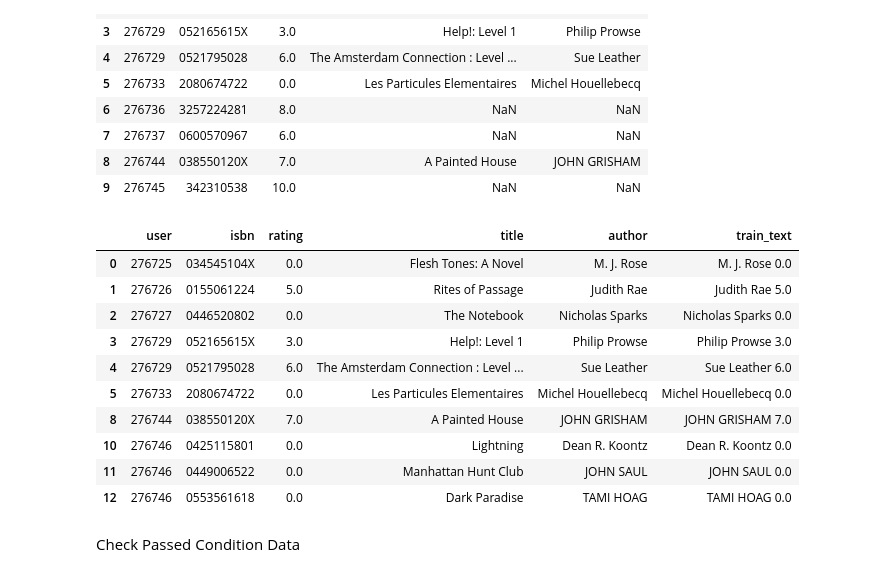
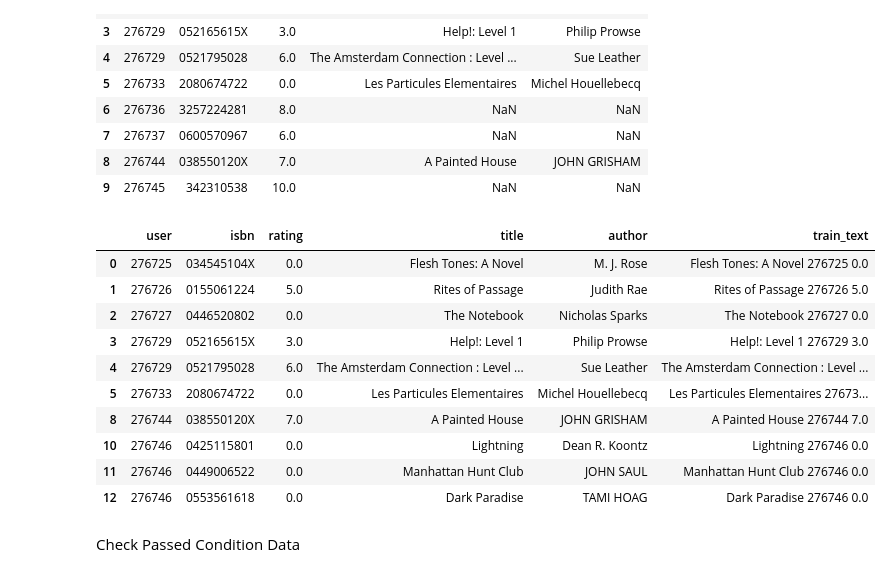
Before and after one commit to makonhakony/books-recommendation, a Jupyter notebook: Copy_of_fcc_book_recommendation_knn.ipynb, the cells around one changed output. Cells and saved outputs as stored; diff of their text form; code cells hidden in the pictures.

```diff
--- a/Copy_of_fcc_book_recommendation_knn.ipynb
+++ b/Copy_of_fcc_book_recommendation_knn.ipynb
@@ -112,25 +112,25 @@ df_joined.head(10)
 # %%
 df_joined.dropna(subset=['isbn'], inplace=True)
 
 df_joined.dropna(subset=['title'], inplace=True)
 
 df_joined.dropna(subset=['author'], inplace=True)
 
-df_joined['train_text'] = df_joined['author'] + " "+ df_joined['rating'].astype(str)
+df_joined['train_text'] = df_joined['title']  + " "+ df_joined['user'].astype(str) + " "+ df_joined['rating'].astype(str)
 
 df_joined.head(10)
 # %% [output]
 |  | user | isbn | rating | title | author | train_text |
-| 0 | 276725 | 034545104X | 0.0 | Flesh Tones: A Novel | M. J. Rose | M. J. Rose 0.0 |
-| 1 | 276726 | 0155061224 | 5.0 | Rites of Passage | Judith Rae | Judith Rae 5.0 |
-| 2 | 276727 | 0446520802 | 0.0 | The Notebook | Nicholas Sparks | Nicholas Sparks 0.0 |
-| 3 | 276729 | 052165615X | 3.0 | Help!: Level 1 | Philip Prowse | Philip Prowse 3.0 |
-| 4 | 276729 | 0521795028 | 6.0 | The Amsterdam Connection : Level ... | Sue Leather | Sue Leather 6.0 |
-| 5 | 276733 | 2080674722 | 0.0 | Les Particules Elementaires | Michel Houellebecq | Michel Houellebecq 0.0 |
-| 8 | 276744 | 038550120X | 7.0 | A Painted House | JOHN GRISHAM | JOHN GRISHAM 7.0 |
-| 10 | 276746 | 0425115801 | 0.0 | Lightning | Dean R. Koontz | Dean R. Koontz 0.0 |
-| 11 | 276746 | 0449006522 | 0.0 | Manhattan Hunt Club | JOHN SAUL | JOHN SAUL 0.0 |
-| 12 | 276746 | 0553561618 | 0.0 | Dark Paradise | TAMI HOAG | TAMI HOAG 0.0 |
+| 0 | 276725 | 034545104X | 0.0 | Flesh Tones: A Novel | M. J. Rose | Flesh Tones: A Novel 276725 0.0 |
+| 1 | 276726 | 0155061224 | 5.0 | Rites of Passage | Judith Rae | Rites of Passage 276726 5.0 |
+| 2 | 276727 | 0446520802 | 0.0 | The Notebook | Nicholas Sparks | The Notebook 276727 0.0 |
+| 3 | 276729 | 052165615X | 3.0 | Help!: Level 1 | Philip Prowse | Help!: Level 1 276729 3.0 |
+| 4 | 276729 | 0521795028 | 6.0 | The Amsterdam Connection : Level ... | Sue Leather | The Amsterdam Connection : Level ... |
+| 5 | 276733 | 2080674722 | 0.0 | Les Particules Elementaires | Michel Houellebecq | Les Particules Elementaires 27673... |
+| 8 | 276744 | 038550120X | 7.0 | A Painted House | JOHN GRISHAM | A Painted House 276744 7.0 |
+| 10 | 276746 | 0425115801 | 0.0 | Lightning | Dean R. Koontz | Lightning 276746 0.0 |
+| 11 | 276746 | 0449006522 | 0.0 | Manhattan Hunt Club | JOHN SAUL | Manhattan Hunt Club 276746 0.0 |
+| 12 | 276746 | 0553561618 | 0.0 | Dark Paradise | TAMI HOAG | Dark Paradise 276746 0.0 |
 # %% [markdown]
 Check Passed Condition Data
 # %%
```
Also changed, not shown: parts of 16 cells of this notebook.
